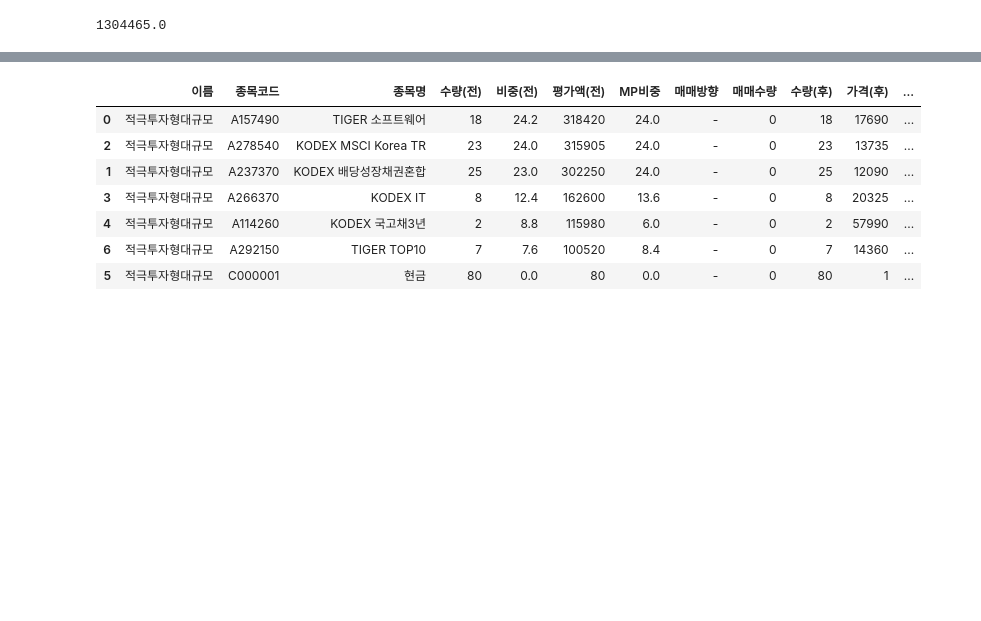
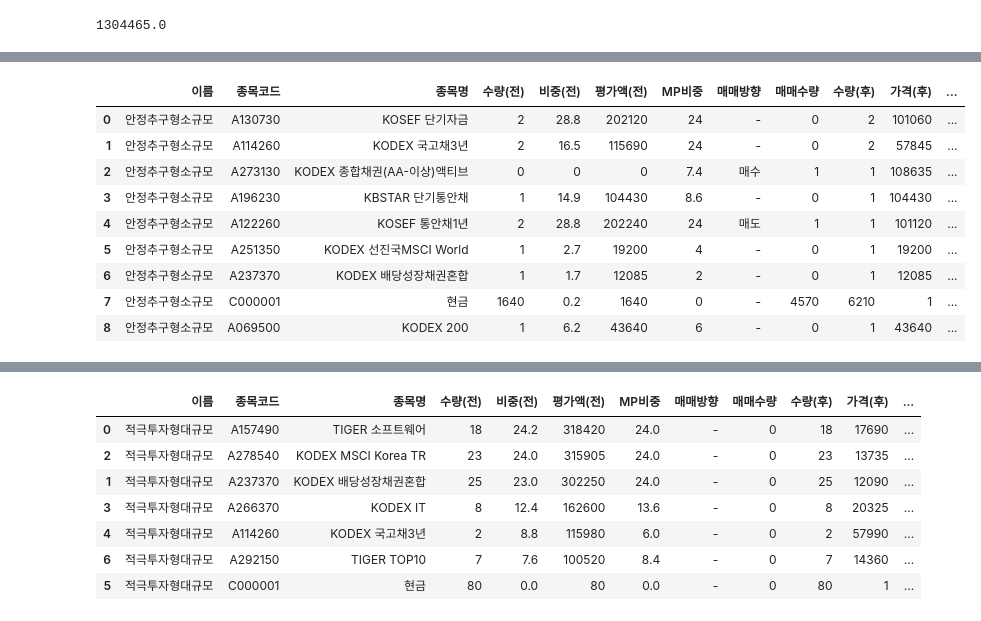
Before and after one commit to my2582/kisra, a Jupyter notebook: 3.rebalancing-20210701.ipynb, the cells around one changed output, grey strips where cells are left out. Cells and saved outputs as stored; diff of their text form; code cells hidden in the pictures; blank space fills up the shorter version.

```diff
--- a/3.rebalancing-20210701.ipynb
+++ b/3.rebalancing-20210701.ipynb
@@ -313,0 +329,13 @@ bal_rebaldate_all.to_csv(access_path + 'balance_rebaldate_0702_all.dat', index=F
+# %%
+df_comp_all[df_comp_all.이름=='안정추구형소규모']
+# %% [output]
+|  | 이름 | 종목코드 | 종목명 | 수량(전) | 비중(전) | 평가액(전) | MP비중 | 매매방향 | 매매수량 | 수량(후) | 가격(후) | ... |
+| 0 | 안정추구형소규모 | A130730 | KOSEF 단기자금 | 2 | 28.8 | 202120 | 24 | - | 0 | 2 | 101060 | ... |
+| 1 | 안정추구형소규모 | A114260 | KODEX 국고채3년 | 2 | 16.5 | 115690 | 24 | - | 0 | 2 | 57845 | ... |
+| 2 | 안정추구형소규모 | A273130 | KODEX 종합채권(AA-이상)액티브 | 0 | 0 | 0 | 7.4 | 매수 | 1 | 1 | 108635 | ... |
+| 3 | 안정추구형소규모 | A196230 | KBSTAR 단기통안채 | 1 | 14.9 | 104430 | 8.6 | - | 0 | 1 | 104430 | ... |
+| 4 | 안정추구형소규모 | A122260 | KOSEF 통안채1년 | 2 | 28.8 | 202240 | 24 | 매도 | 1 | 1 | 101120 | ... |
+| 5 | 안정추구형소규모 | A251350 | KODEX 선진국MSCI World | 1 | 2.7 | 19200 | 4 | - | 0 | 1 | 19200 | ... |
+| 6 | 안정추구형소규모 | A237370 | KODEX 배당성장채권혼합 | 1 | 1.7 | 12085 | 2 | - | 0 | 1 | 12085 | ... |
+| 7 | 안정추구형소규모 | C000001 | 현금 | 1640 | 0.2 | 1640 | 0 | - | 4570 | 6210 | 1 | ... |
+| 8 | 안정추구형소규모 | A069500 | KODEX 200 | 1 | 6.2 | 43640 | 6 | - | 0 | 1 | 43640 | ... |
```
Also changed, not shown: parts of 4 cells of this notebook, 7 other files.
